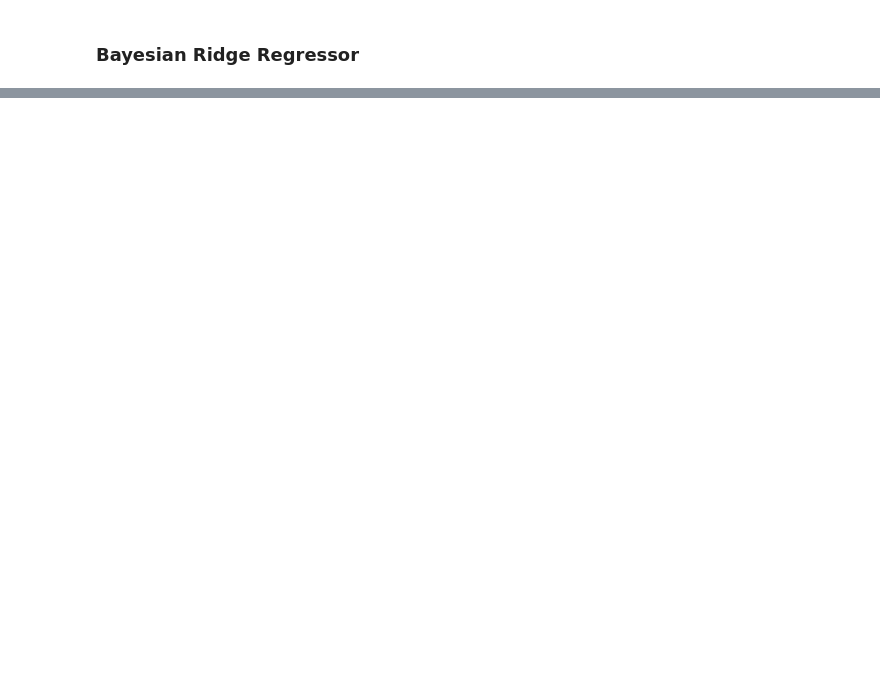
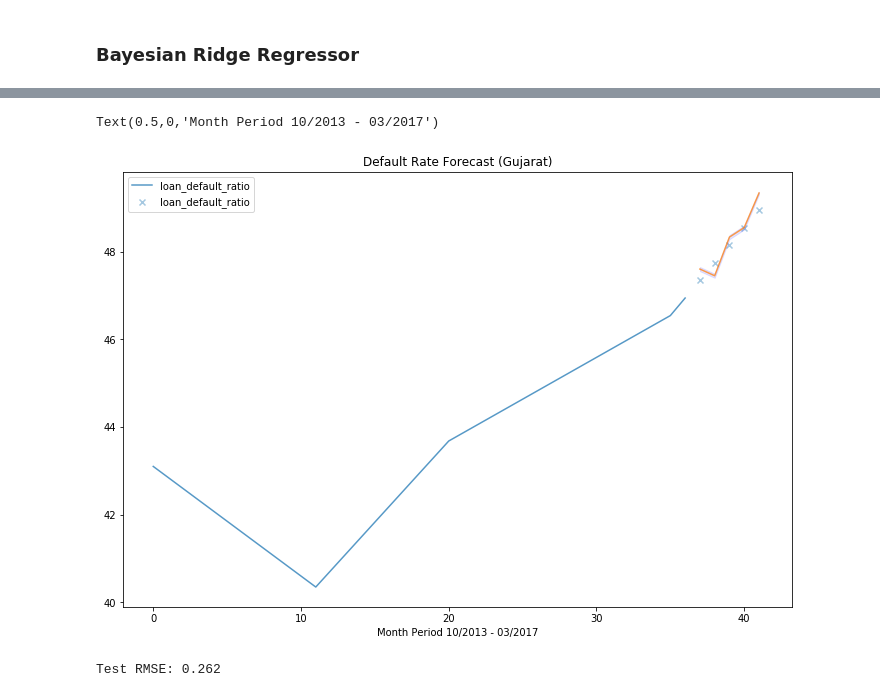
Before and after one commit to ckruger0/farming_india, a Jupyter notebook: src/PC013_Bloomberg_Tech_In.ipynb, the cells around one changed output, grey strips where cells are left out. Saved outputs shown, nothing was run; the diff lists cells and outputs as text; code cells hidden in the pictures; blank space fills up the shorter version.

Commit message:
forecast experiment

```diff
--- a/src/PC013_Bloomberg_Tech_In.ipynb
+++ b/src/PC013_Bloomberg_Tech_In.ipynb
@@ -105,0 +206,11 @@ brr_preds, y_test
+# %%
+model = auto_arima(y_train, exogenous=X_train, start_p=1, start_q=1, start_P=1, start_Q=1,
+                  max_p=5, max_q=5, max_P=5, max_Q=5, seasonal=True,
+                  stepwise=True, suppress_warnings=True, D=10, max_D=10,
+                  error_action='ignore')
+# %%
+preds, conf_int = model.predict(exogenous=X_test, n_periods=y_test.shape[0], return_conf_int=True)
+# %%
+conf_int = conf_int[::-1]
+# %%
+preds = preds[::-1]
@@ -105,0 +229,22 @@ brr_preds, y_test
+# %%
+x_axis = np.arange(y_train.shape[0] + preds.shape[0])
+x_years = x_axis +0  # Year starts at 1821
+
+plt.figure(figsize=(12,8))
+plt.plot(x_years[x_axis[:y_train.shape[0]]], y_train, alpha=0.75)
+plt.plot(x_years[x_axis[y_train.shape[0]:]], preds, alpha=0.75)  # Forecasts
+plt.scatter(x_years[x_axis[y_train.shape[0]:]], y_test,
+            alpha=0.4, marker='x')  # Test data
+plt.fill_between(x_years[x_axis[-preds.shape[0]:]],
+                 conf_int[:, 0], conf_int[:, 1],
+                 alpha=0.1, color='b')
+plt.title("Default Rate Forecast (Gujarat)")
+plt.legend()
+plt.xlabel("Month Period 10/2013 - 03/2017")
+# %% [output]
+Text(0.5,0,'Month Period 10/2013 - 03/2017')
+[figure, added]
+# %%
+print("Test RMSE: %.3f" % np.sqrt(mean_squared_error(y_test, preds)))
+# %% [output]
+Test RMSE: 0.262
```
Also changed, not shown: parts of 22 cells of this notebook, 2 other files.
